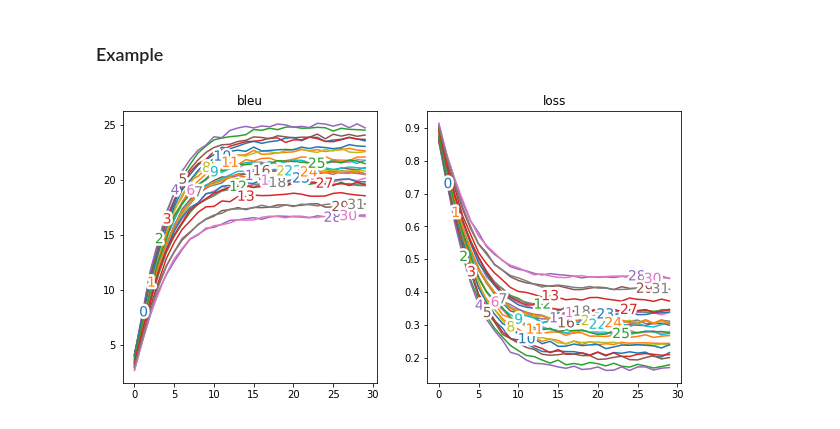
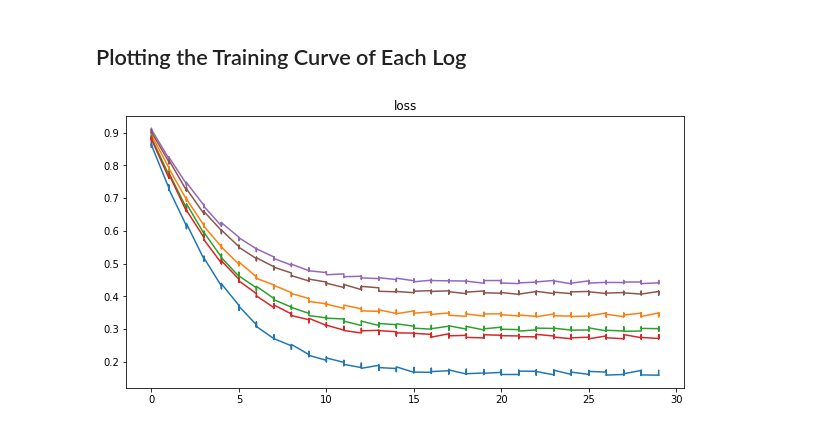
Before and after one commit to dugu9sword/manytasks, a Jupyter notebook: examples/python/analyze_log.ipynb, the cells around one changed output. Drawn from its saved outputs; the diff is of its cells as text; code cells hidden in the pictures.

```diff
--- a/examples/python/analyze_log.ipynb
+++ b/examples/python/analyze_log.ipynb
@@ -84,38 +39,37 @@ def extract(lines, filters=[], patterns={}):
-# %% [markdown]
-### Example
+# %%
+from manytasks.taskpool_loader import load_taskpool
+
+taskpool = load_taskpool("tasks.logs/config.json")
+
+from manytasks.log_extractor import extract, FILTERS, PATTERNS, REDUCE_FNS
+# %% [markdown]
+## Plotting the Training Curve of Each Log
 # %%
+import os
 import matplotlib.pyplot as plt
 from labellines import labelLines
-import os
 
 plt.figure(figsize=(10, 5))
 
-task_num = len(list(filter(lambda x: x.startswith("task"), os.listdir("task.logs/"))))
-
-for idx in range(task_num):
+for idx, task in enumerate(taskpool):
+    if not os.path.exists(f"tasks.logs/task-{idx}.txt"):
+        continue
     ret = extract(
-        lines=open(f"task.logs/task-{idx}.txt"),
-        filters=[include_filter("epoch")],
+        lines=open(f"tasks.logs/task-{idx}.txt"),
+        filters=[
+            FILTERS["include"]("epoch")
+        ],
         patterns={
-            "epoch": f"epoch {RE.INT}",
-            "bleu": f"bleu {RE.FLOAT}",
-            "loss": f"loss {RE.FLOAT}"
+            "epoch": f"epoch {PATTERNS['INT']}",
+            "loss": f"loss {PATTERNS['FLOAT']}"
         }
     )
     if len(ret["epoch"]) > 1:
-        plt.subplot(1, 2, 1)
-        plt.plot(ret["epoch"], ret["bleu"], label=f'{idx}')
-        plt.subplot(1, 2, 2)
         plt.plot(ret["epoch"], ret["loss"], label=f'{idx}')
 
-plt.subplot(1, 2, 1)
-plt.title("bleu")
-labelLines(plt.gca().get_lines(), align=False, fontsize=14)
-
-plt.subplot(1, 2, 2)
 plt.title("loss")
-labelLines(plt.gca().get_lines(), align=False, fontsize=14)
+# labelLines(plt.gca().get_lines(), align=False, fontsize=14)
 
 pass
 # %% [output]
-[figure, old version]
+[figure, new version]
```
Also changed, not shown: parts of 8 cells of this notebook, 21 other files.
